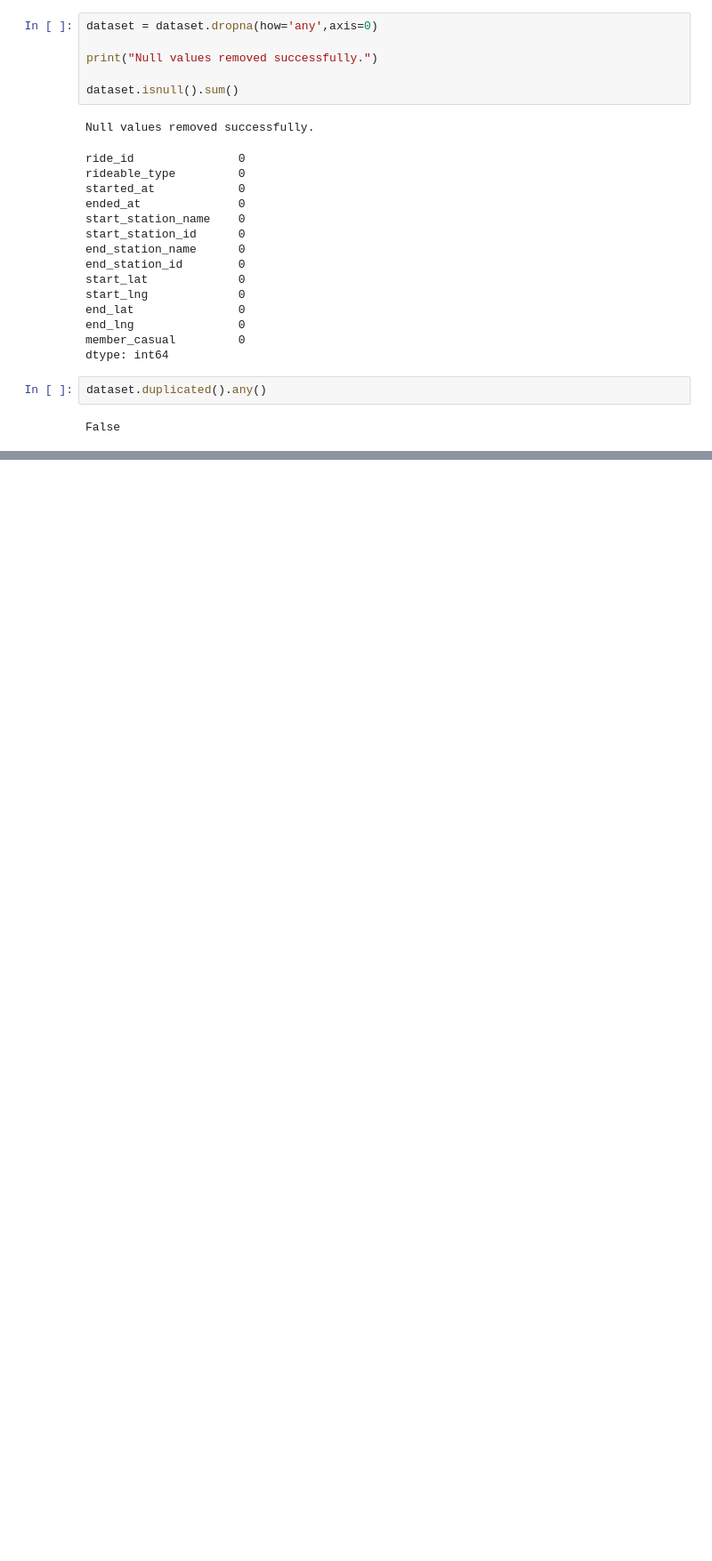
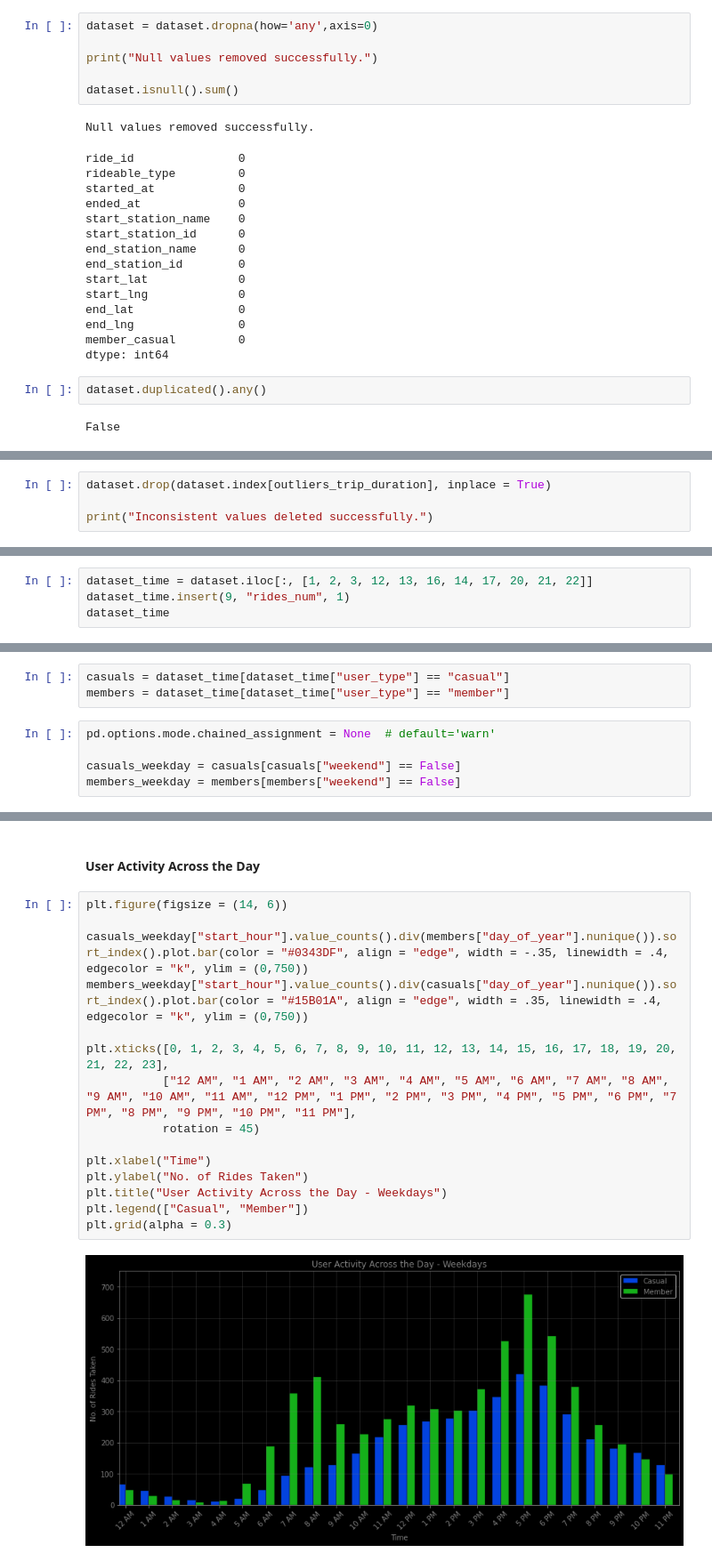
Before and after one commit to usmankayy/Cyclistic-Bike-Share-Dataset, a Jupyter notebook: cyclistic-analysis.ipynb, the cells around one changed output, grey strips where cells are left out. Shown: that part at 89% size. Saved outputs shown, nothing was run; the diff lists cells and outputs as text; blank space fills up the shorter version.

```diff
--- a/cyclistic-analysis.ipynb
+++ b/cyclistic-analysis.ipynb
@@ -188,0 +258,4 @@ Dataset exported as CSV file successfully.
+# %%
+dataset.drop(dataset.index[outliers_trip_duration], inplace = True)
+
+print("Inconsistent values deleted successfully.")
@@ -188,0 +302,4 @@ Dataset exported as CSV file successfully.
+# %%
+dataset_time = dataset.iloc[:, [1, 2, 3, 12, 13, 16, 14, 17, 20, 21, 22]]
+dataset_time.insert(9, "rides_num", 1)
+dataset_time
@@ -188,0 +379,8 @@ Dataset exported as CSV file successfully.
+# %%
+casuals = dataset_time[dataset_time["user_type"] == "casual"]
+members = dataset_time[dataset_time["user_type"] == "member"]
+# %%
+pd.options.mode.chained_assignment = None  # default='warn'
+
+casuals_weekday = casuals[casuals["weekend"] == False]
+members_weekday = members[members["weekend"] == False]
@@ -188,0 +395,19 @@ Dataset exported as CSV file successfully.
+# %% [markdown]
+#### User Activity Across the Day
+# %%
+plt.figure(figsize = (14, 6))
+
+casuals_weekday["start_hour"].value_counts().div(members["day_of_year"].nunique()).sort_index().plot.bar(color = "#0343DF", align = "edge", width = -.35, linewidth = .4, edgecolor = "k", ylim = (0,750))
+members_weekday["start_hour"].value_counts().div(casuals["day_of_year"].nunique()).sort_index().plot.bar(color = "#15B01A", align = "edge", width = .35, linewidth = .4, edgecolor = "k", ylim = (0,750))
+
+plt.xticks([0, 1, 2, 3, 4, 5, 6, 7, 8, 9, 10, 11, 12, 13, 14, 15, 16, 17, 18, 19, 20, 21, 22, 23],
+           ["12 AM", "1 AM", "2 AM", "3 AM", "4 AM", "5 AM", "6 AM", "7 AM", "8 AM", "9 AM", "10 AM", "11 AM", "12 PM", "1 PM", "2 PM", "3 PM", "4 PM", "5 PM", "6 PM", "7 PM", "8 PM", "9 PM", "10 PM", "11 PM"],
+           rotation = 45)
+
+plt.xlabel("Time")
+plt.ylabel("No. of Rides Taken")
+plt.title("User Activity Across the Day - Weekdays")
+plt.legend(["Casual", "Member"])
+plt.grid(alpha = 0.3)
+# %% [output]
+[figure, added]
```
Also changed, not shown: parts of 64 cells of this notebook.
